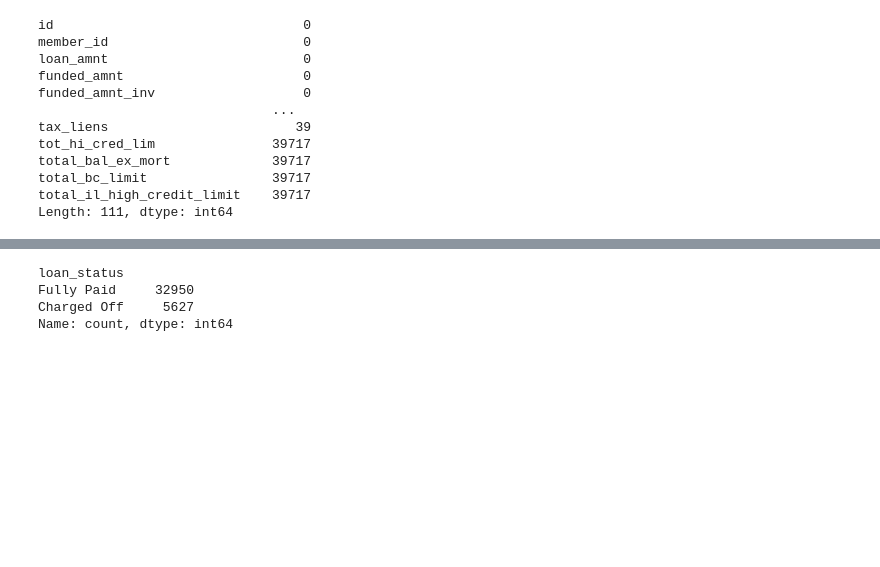
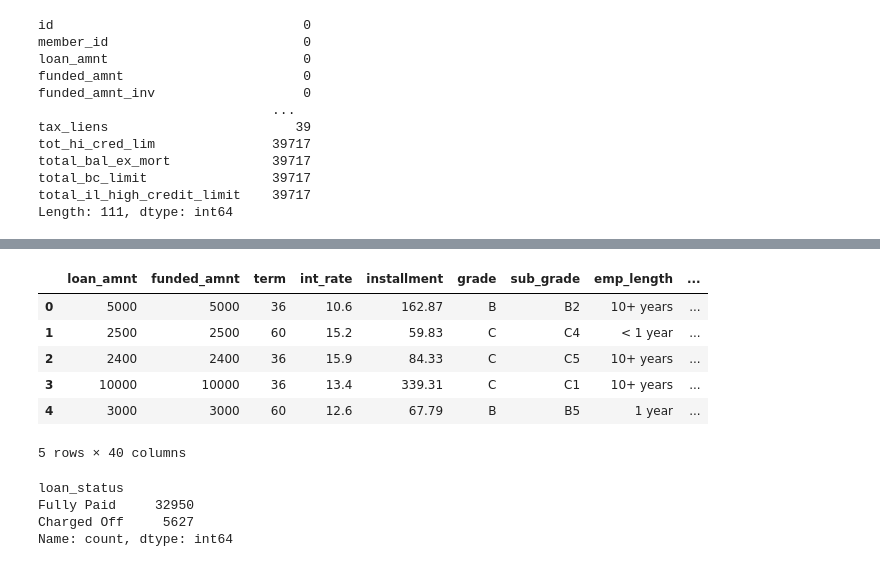
Before and after one commit to thomami244/LendingClubCaseStudy, a Jupyter notebook: Supriyo Roy & Michael Thomas - Lending Club Case Study.ipynb, the cells around one changed output, grey strips where cells are left out. Cells and saved outputs as stored; diff of their text form; code cells hidden in the pictures; blank space fills up the shorter version.

```diff
--- a/Supriyo Roy & Michael Thomas - Lending Club Case Study.ipynb
+++ b/Supriyo Roy & Michael Thomas - Lending Club Case Study.ipynb
@@ -207 +305,13 @@ df.head()
+# %%
+# Converting the column to strings and removing '%' and converting to floats
+df['int_rate'] = df['int_rate'].astype(str).str.rstrip('%').astype(float)
+df.head()
+# %% [output]
+|  | loan_amnt | funded_amnt | term | int_rate | installment | grade | sub_grade | emp_length | ... |
+| 0 | 5000 | 5000 | 36 | 10.6 | 162.87 | B | B2 | 10+ years | ... |
+| 1 | 2500 | 2500 | 60 | 15.2 | 59.83 | C | C4 | < 1 year | ... |
+| 2 | 2400 | 2400 | 36 | 15.9 | 84.33 | C | C5 | 10+ years | ... |
+| 3 | 10000 | 10000 | 36 | 13.4 | 339.31 | C | C1 | 10+ years | ... |
+| 4 | 3000 | 3000 | 60 | 12.6 | 67.79 | B | B5 | 1 year | ... |
+5 rows × 40 columns
 # %%
```
Also changed, not shown: parts of 27 cells of this notebook, 1 other file.
